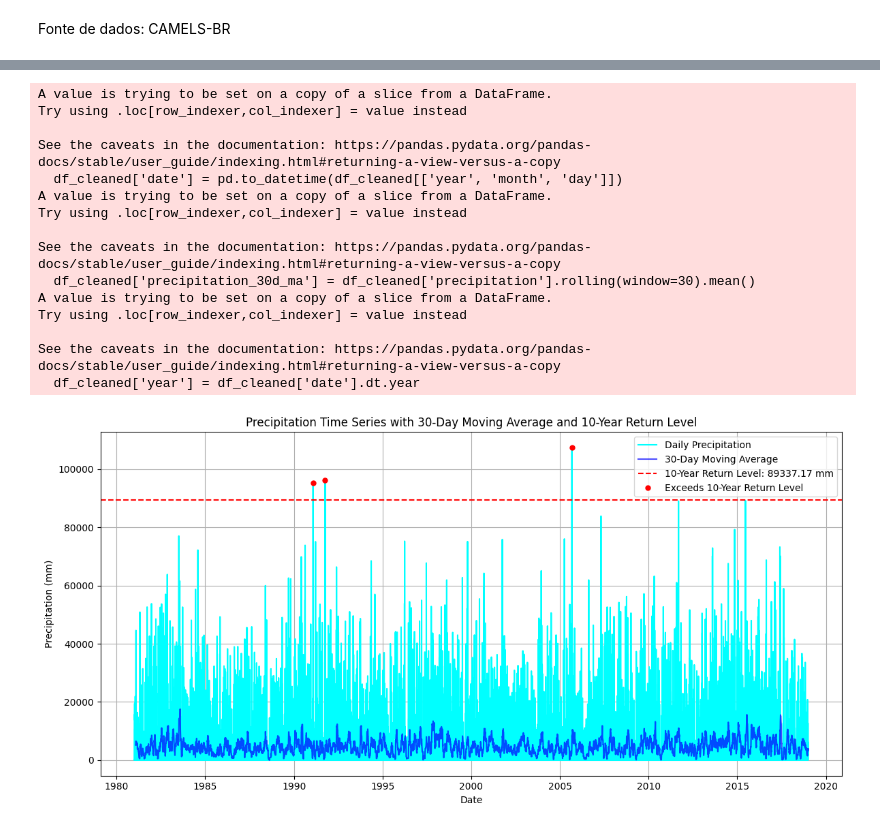
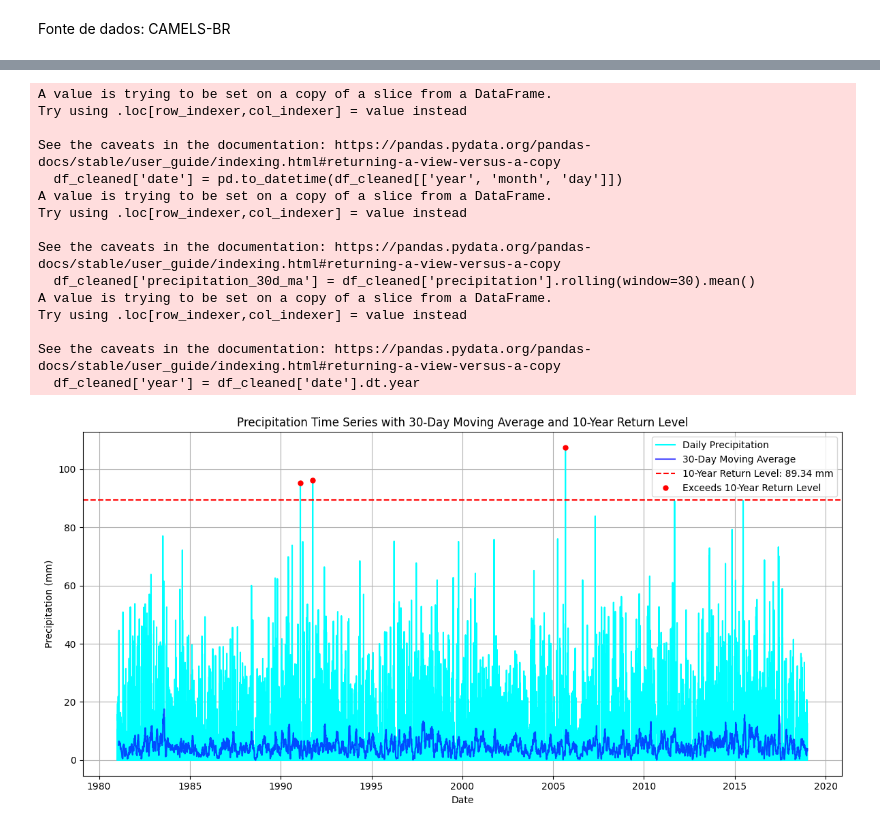
Before and after one commit to douglassilveirac/ENS5165_202402, a Jupyter notebook: pyEnv/Scripts/Série histórica precipitação Tangará.ipynb, the cells around one changed output, grey strips where cells are left out. Cells and saved outputs as stored; diff of their text form; code cells hidden in the pictures.

```diff
--- a/pyEnv/Scripts/Série histórica precipitação Tangará.ipynb
+++ b/pyEnv/Scripts/Série histórica precipitação Tangará.ipynb
@@ -101,6 +107,9 @@ df = pd.read_excel(file_path, sheet_name='precipitation')
 
 # Converte a coluna 'precipitation' para numérico, tratando 'NaN' como valores ausentes
 df['precipitation'] = pd.to_numeric(df['precipitation'], errors='coerce')
+
+# Divide todos os valores de precipitação por 1000
+df['precipitation'] = df['precipitation'] / 1000
 
 # Remove as linhas com valores NaN em 'precipitation'
 df_cleaned = df.dropna(subset=['precipitation'])
@@ -140,31 +149,31 @@ plt.plot(df_cleaned['date'], df_cleaned['precipitation_30d_ma'], label='30-Day M
 
 # Linha do tempo de retorno de 10 anos
 plt.axhline(y=precipitation_return_level, color='red', linestyle='--', label=f'10-Year Return Level: {precipitation_return_level:.2f} mm')
 
 # Marcação dos pontos que excedem o nível de retorno
 plt.plot(df_cleaned['date'][above_return_level], df_cleaned['precipitation'][above_return_level], 'ro', markersize=5, label='Exceeds 10-Year Return Level')
 
 # Configuração do gráfico
 plt.title('Precipitation Time Series with 30-Day Moving Average and 10-Year Return Level')
 plt.xlabel('Date')
 plt.ylabel('Precipitation (mm)')
 plt.legend()
 plt.grid(True)
 plt.tight_layout()
 # %% [output]
 A value is trying to be set on a copy of a slice from a DataFrame.
 Try using .loc[row_indexer,col_indexer] = value instead
 
 See the caveats in the documentation: https://pandas.pydata.org/pandas-docs/stable/user_guide/indexing.html#returning-a-view-versus-a-copy
   df_cleaned['date'] = pd.to_datetime(df_cleaned[['year', 'month', 'day']])
 A value is trying to be set on a copy of a slice from a DataFrame.
 Try using .loc[row_indexer,col_indexer] = value instead
 
 See the caveats in the documentation: https://pandas.pydata.org/pandas-docs/stable/user_guide/indexing.html#returning-a-view-versus-a-copy
   df_cleaned['precipitation_30d_ma'] = df_cleaned['precipitation'].rolling(window=30).mean()
 A value is trying to be set on a copy of a slice from a DataFrame.
 Try using .loc[row_indexer,col_indexer] = value instead
 
 See the caveats in the documentation: https://pandas.pydata.org/pandas-docs/stable/user_guide/indexing.html#returning-a-view-versus-a-copy
   df_cleaned['year'] = df_cleaned['date'].dt.year
-[figure, old version]
+[figure, new version]
```
Also changed, not shown: parts of 2 cells of this notebook.
